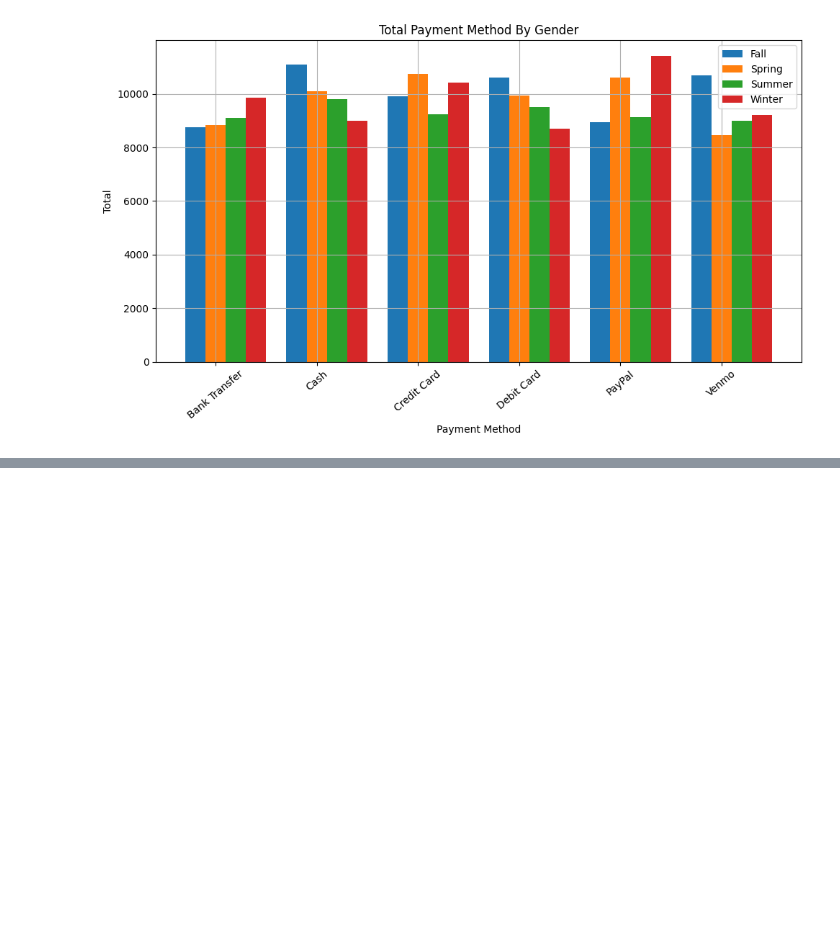
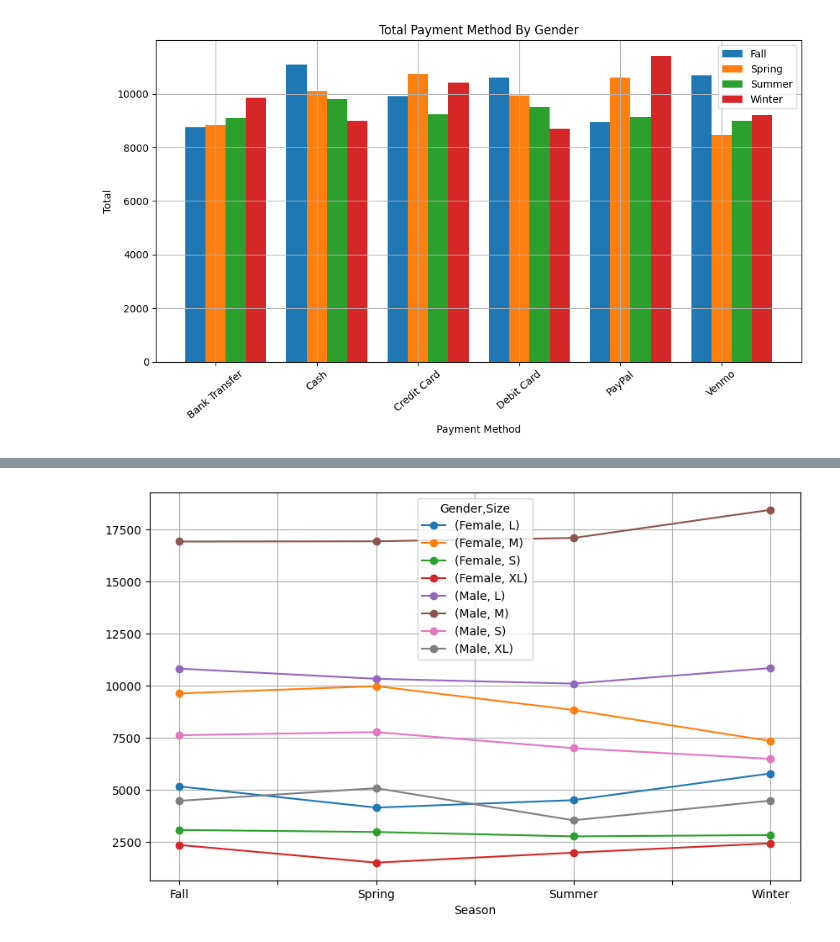
Before and after one commit to Udhay2898/Project, a Jupyter notebook: Shopping_Trends.ipynb, the cells around one changed output, grey strips where cells are left out. Saved outputs shown, nothing was run; the diff lists cells and outputs as text; code cells hidden in the pictures; blank space fills up the shorter version.

```diff
--- a/Shopping_Trends.ipynb
+++ b/Shopping_Trends.ipynb
@@ -473,0 +511,5 @@ plt.show()
+# %%
+agg_data.plot(figsize = (10,6),marker = 'o', grid = True)
+plt.show()
+# %% [output]
+[figure, added]
```
Also changed, not shown: parts of 4 cells of this notebook.
